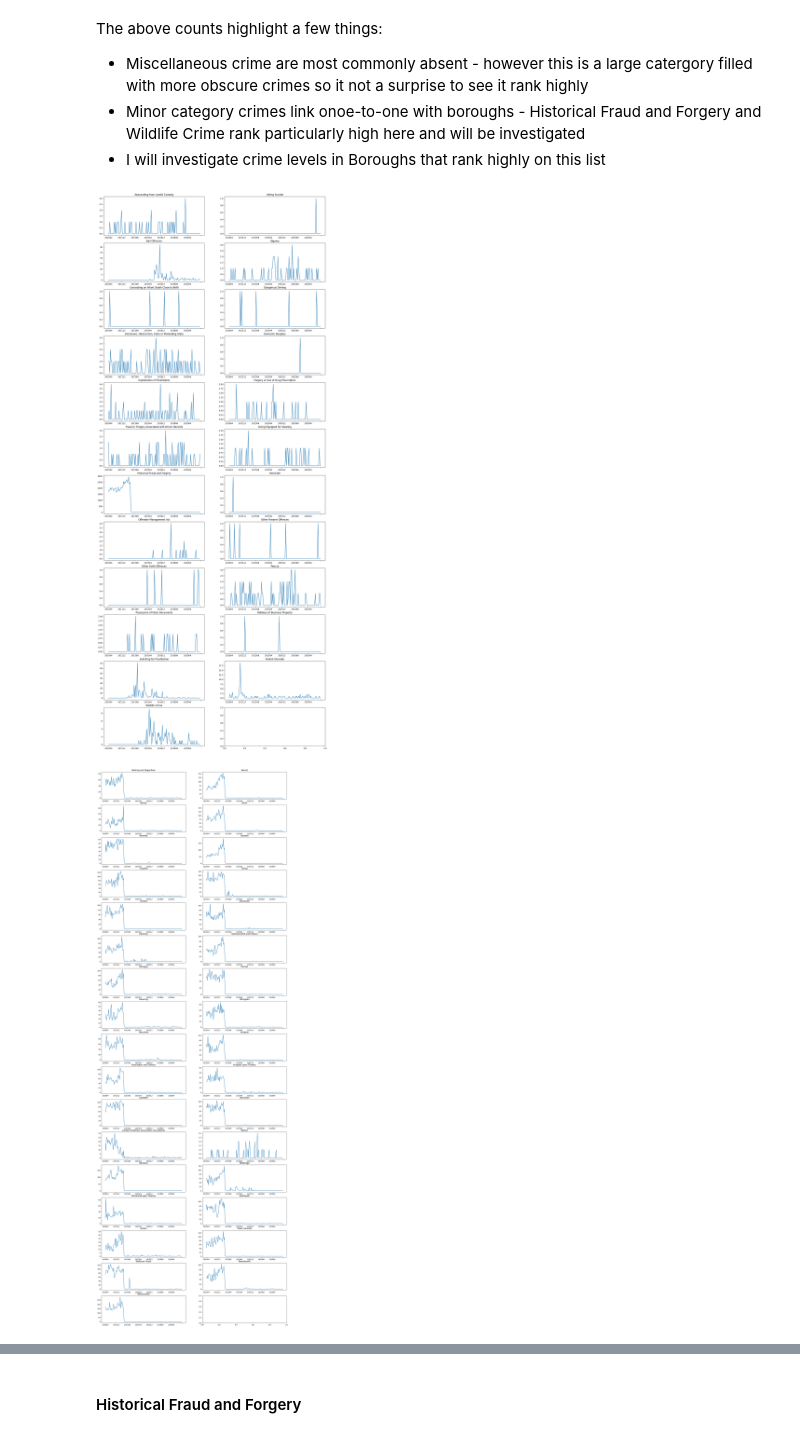
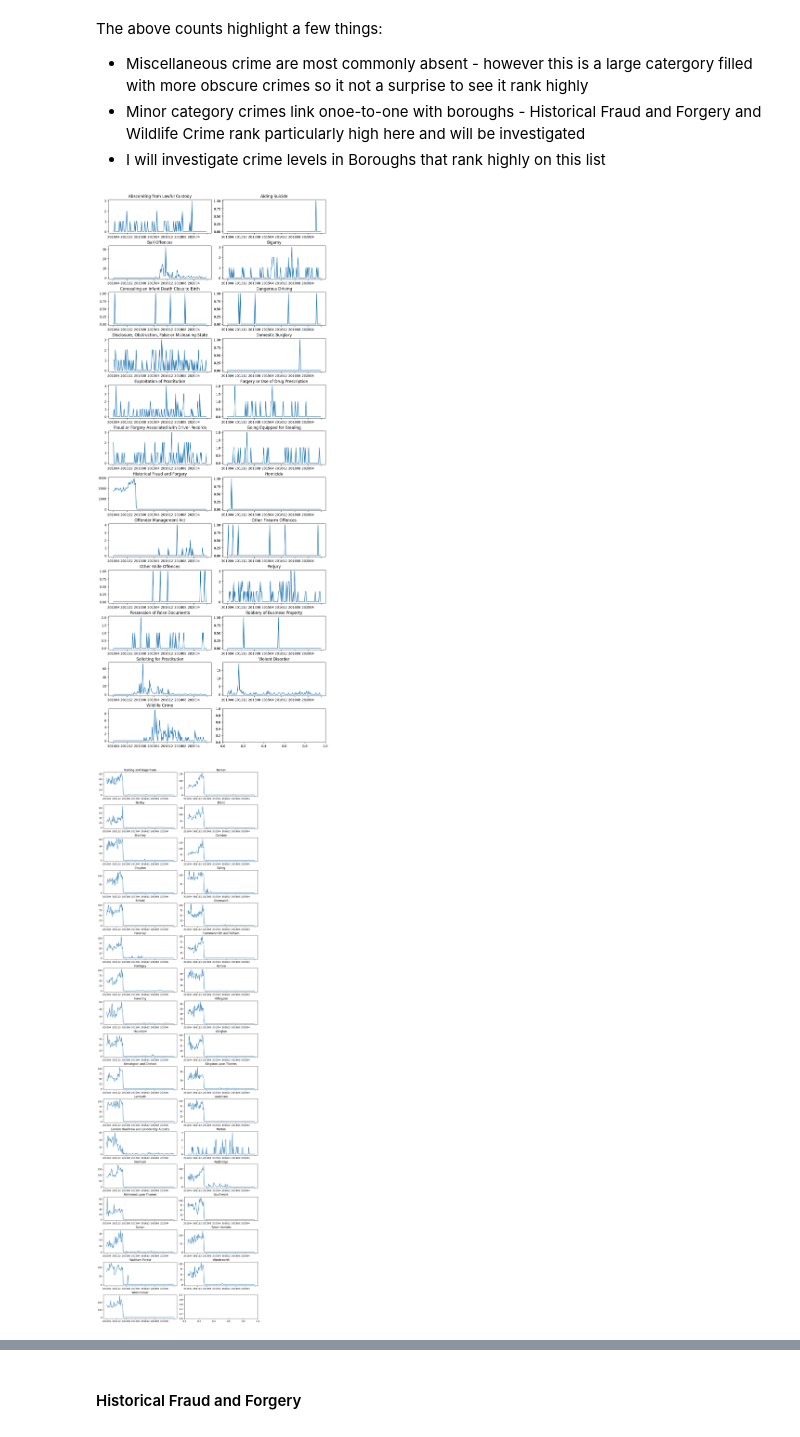
Before and after one commit to JamieW365/londoncrime, a Jupyter notebook: notebooks/exploratory/jw_1.ipynb, the cells around one changed output, grey strips where cells are left out. Cells and saved outputs as stored; diff of their text form; code cells hidden in the pictures.

```diff
--- a/notebooks/exploratory/jw_1.ipynb
+++ b/notebooks/exploratory/jw_1.ipynb
@@ -214,3 +217,4 @@ sns.countplot(y='MinorText', data=df_unique, hue='MajorText', order=df_unique['M
 # %%
+fig, ax = plt.subplots(figsize=(10,6), constrained_layout=True)
 df_unique['LookUp_BoroughName'].value_counts(ascending=True).plot(kind='barh', figsize=(10,8));
 # %% [output]
@@ -223,7 +227,7 @@ The above counts highlight a few things:
 # %%
 df_temp = df_historical.loc[[int(x.split('_')[-1]) for x in df_unique.filter(like='historical', axis=0).index]].groupby('MinorText').sum(numeric_only=True).reset_index()
 
-fig, axes = plt.subplots(nrows=int(np.ceil(len(df_temp)/2)), ncols=2, figsize=(20,50))
+fig, axes = plt.subplots(nrows=int(np.ceil(len(df_temp)/2)), ncols=2, figsize=(10,len(df_temp) + np.mod(len(df_temp), 2)), constrained_layout=True)
 
 plt.title('')
 
@@ -232,18 +236,18 @@ for index, row in df_temp.iterrows():
     ax=axes[int(np.floor(index/2)), np.mod(index, 2)]
     row[1:].plot(ax=ax, title=row.iloc[0])
 # %% [output]
-[figure, old version]
+[figure, new version]
 # %%
 df_temp = df_historical.loc[[int(x.split('_')[-1]) for x in df_unique.filter(like='historical', axis=0).index]].groupby('LookUp_BoroughName').sum(numeric_only=True).reset_index()
 
-fig, axes = plt.subplots(nrows=int(np.ceil(len(df_temp)/2)), ncols=2, figsize=(20,60))
+fig, axes = plt.subplots(nrows=int(np.ceil(len(df_temp)/2)), ncols=2, figsize=(10,len(df_temp) + np.mod(len(df_temp), 2)), constrained_layout=True)
 
 for index, row in df_temp.iterrows():
 
     ax=axes[int(np.floor(index/2)), np.mod(index, 2)]
     row[1:].plot(ax=ax, title=row.iloc[0])
 # %% [output]
-[figure, old version]
+[figure, new version]
 # %%
 df_temp = df_current.loc[[int(x.split('_')[-1]) for x in df_unique.filter(like='current', axis=0).index]].groupby('MinorText').sum(numeric_only=True).reset_index()
 
```
Also changed, not shown: parts of 6 cells of this notebook.
